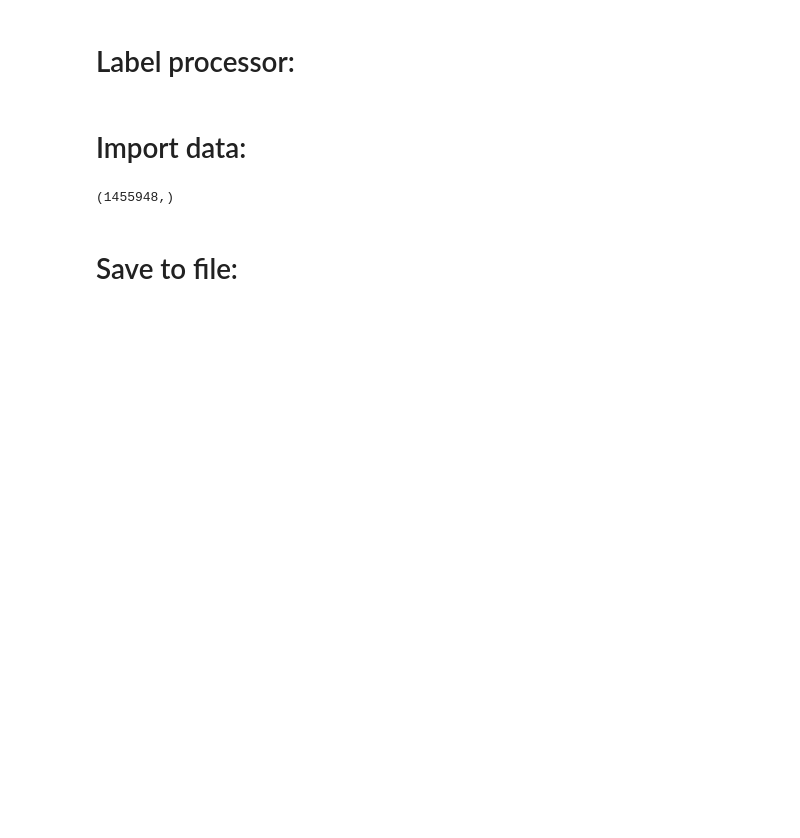
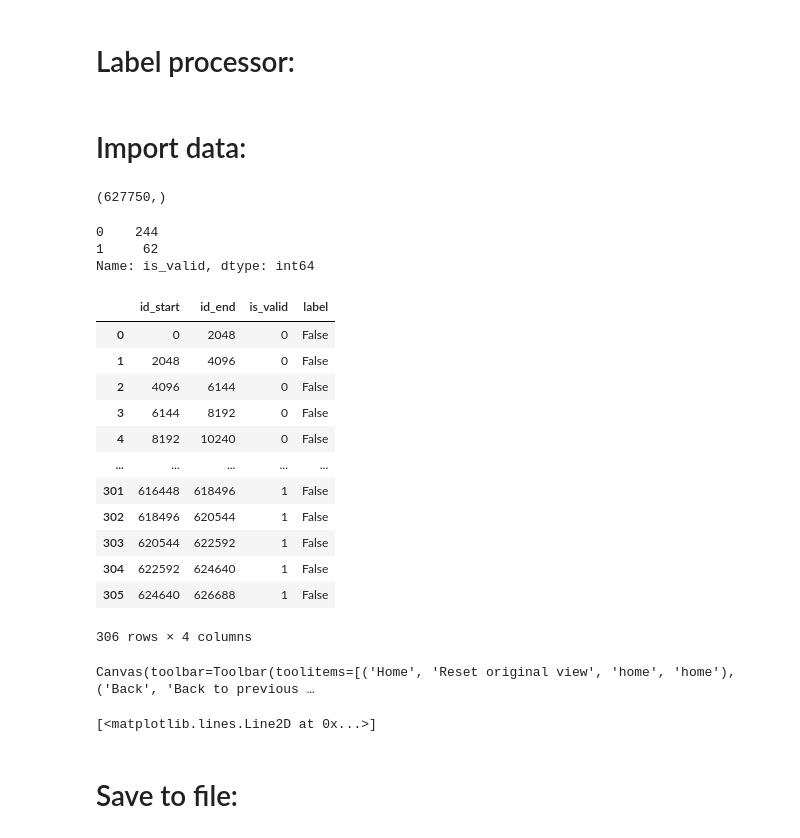
Before and after one commit to fer-rplazas/lfp_analysis, a Jupyter notebook: nbs/02_df.ipynb, the cells around one changed output. Drawn from its saved outputs; the diff is of its cells as text; code cells hidden in the pictures; blank space fills up the shorter version.

```diff
--- a/nbs/02_df.ipynb
+++ b/nbs/02_df.ipynb
@@ -32,8 +32,8 @@ import matplotlib.pyplot as plt
 # %% [markdown]
 # Label processor:
 # %%
-def make_df(label, win_len_sec, perc_valid=0.8):
-    win_len_samp = np.int(win_len_sec * 2048)
+def make_df(label, win_len_sec, perc_train=0.8):
+    win_len_samp = int(win_len_sec * 2048)
     n_win = len(label) // win_len_samp
 
     # Window idx:
@@ -44,9 +44,10 @@ def make_df(label, win_len_sec, perc_valid=0.8):
 
     # Train / Valid split
     data_df["is_valid"] = 0
-    data_df.iloc[int(n_win * perc_valid) :, 2] = 1
+    data_df.iloc[int(n_win * perc_train) :, 2] = 1
 
     # Get label for each window:
+    # Label as "movement" if any sample inside window is individually labeled as movement:
     data_df["label"] = np.any(frame(label, win_len_samp, win_len_samp), axis=0)
 
     return data_df
@@ -60,13 +56,47 @@ H5_SOURCE = DATA_PATH / "preprocessed" / f"{ENV}.h5"
+# %%
+DATA_PATH = Path("./../data")
+PAT_ID = Path('ET2')
+DATASET_NAME = Path('Pouring_off')
+
+H5_FILE = DATA_PATH / 'preprocessed' / PAT_ID / DATASET_NAME.with_suffix('.h5')
 # %%
-h5 = h5py.File(H5_SOURCE, "r")
+h5 = h5py.File(H5_FILE, "r")
 label = h5["label"][:]
 h5.close()
 # %%
 label.shape
 # %% [output]
-(1455948,)
+(627750,)
 # %%
-df = make_df(label, 0.125, perc_valid=0.8)
+df = make_df(label, 1, perc_train=0.8)
+# %%
+df.is_valid.value_counts()
+# %% [output]
+0    244
+1     62
+Name: is_valid, dtype: int64
+# %%
+df
+# %% [output]
+|  | id_start | id_end | is_valid | label |
+| 0 | 0 | 2048 | 0 | False |
+| 1 | 2048 | 4096 | 0 | False |
+| 2 | 4096 | 6144 | 0 | False |
+| 3 | 6144 | 8192 | 0 | False |
+| 4 | 8192 | 10240 | 0 | False |
+| ... | ... | ... | ... | ... |
+| 301 | 616448 | 618496 | 1 | False |
+| 302 | 618496 | 620544 | 1 | False |
+| 303 | 620544 | 622592 | 1 | False |
+| 304 | 622592 | 624640 | 1 | False |
+| 305 | 624640 | 626688 | 1 | False |
+306 rows × 4 columns
+# %%
+fig,ax = plt.subplots()
+ax.plot(df.label)
+# %% [output]
+Canvas(toolbar=Toolbar(toolitems=[('Home', 'Reset original view', 'home', 'home'), ('Back', 'Back to previous …
+[<matplotlib.lines.Line2D at 0x...>]
 # %% [markdown]
 # Save to file:
 # %%
```
Also changed, not shown: parts of 3 cells of this notebook, 10 other files.
